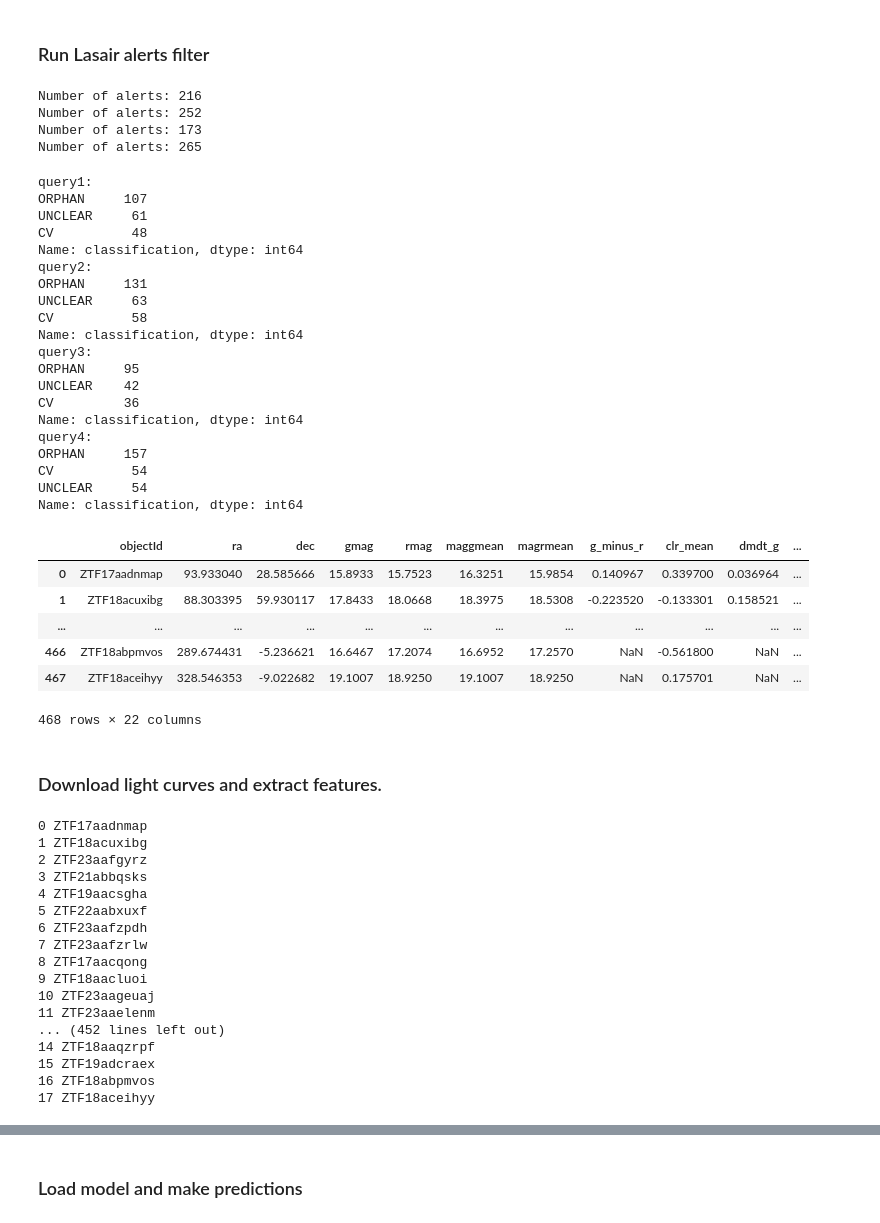
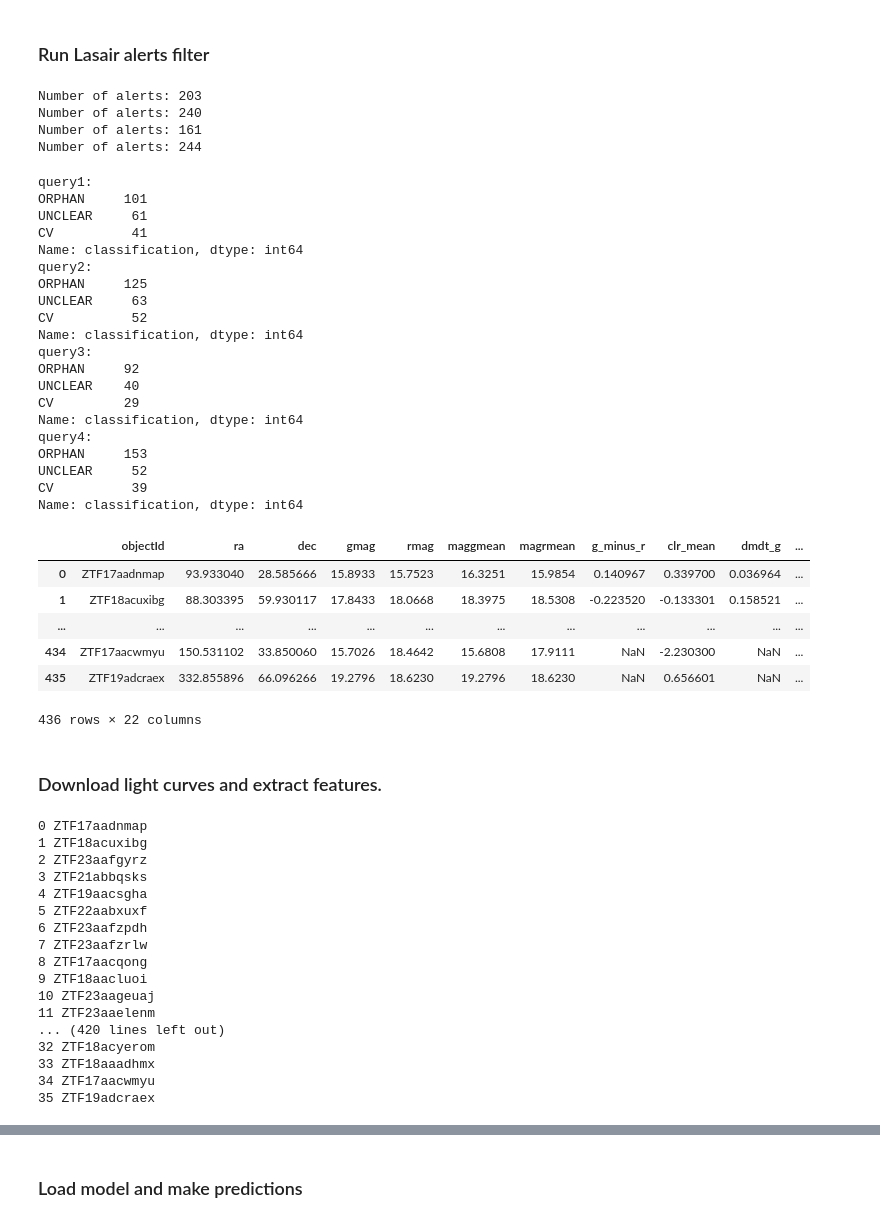
Before and after one commit to dharmesh1007/ZTF_code, a Jupyter notebook: source/8-lasair_filter.ipynb, the cells around one changed output, grey strips where cells are left out. Saved outputs shown, nothing was run; the diff lists cells and outputs as text; code cells hidden in the pictures.

```diff
--- a/source/8-lasair_filter.ipynb
+++ b/source/8-lasair_filter.ipynb
@@ -78,8 +78,8 @@ selected    = """
 # QUERIES.
 
 # query that omits supernovae, variable stars, asteroids, AGN, and bright stars
-day_last = 1
-day_first = 51 # must be greater than day_last
+day_last = 2
+day_first = 52 # must be greater than day_last
 rise_rate = 0
 mag_increase = 1.5
 colour = 0.7
@@ -145,6 +145,12 @@ option2 = pd.DataFrame(c2).rename(columns={'ramean':'ra','decmean':'dec'})
 option3 = pd.DataFrame(c3).rename(columns={'ramean':'ra','decmean':'dec'})
 option4 = pd.DataFrame(c4).rename(columns={'ramean':'ra','decmean':'dec'})
 
+# Save the results of the query to a csv file
+option1.to_csv(f'../results/alerts_query1.csv', index=False)
+option2.to_csv(f'../results/alerts_query2.csv', index=False)
+option3.to_csv(f'../results/alerts_query3.csv', index=False)
+option4.to_csv(f'../results/alerts_query4.csv', index=False)
+
 # IMPLEMENTED
 # Only positive alerts (brighter than reference magnitude)
 # Alerts close to a star in PS1 catalog (<3.0 arcsec)
@@ -183,56 +189,61 @@ option4 = pd.DataFrame(c4).rename(columns={'ramean':'ra','decmean':'dec'})
 
 #     """
 # %% [output]
-Number of alerts: 216
-Number of alerts: 252
-Number of alerts: 173
-Number of alerts: 265
+Number of alerts: 203
+Number of alerts: 240
+Number of alerts: 161
+Number of alerts: 244
 # %%
+option1 = pd.read_csv('../results/alerts_query1.csv')
+option2 = pd.read_csv('../results/alerts_query2.csv')
+option3 = pd.read_csv('../results/alerts_query3.csv')
+option4 = pd.read_csv('../results/alerts_query4.csv')
+
 # Select alerts from a query
 alerts_df = pd.concat([option1, option2, option3, option4], ignore_index=True, axis=0).reset_index(drop=True)
 # Drop duplicates
 alerts_df = alerts_df.drop_duplicates(subset=['objectId'], keep='first').reset_index(drop=True)
 
 # Select number of rows to display
 pd.options.display.max_rows=10
 # Select number of columns to display
 pd.options.display.max_columns=None
 
 # Display dataframe
 print(f"query1:\n{option1['classification'].value_counts()}")
 print(f"query2:\n{option2['classification'].value_counts()}")
 print(f"query3:\n{option3['classification'].value_counts()}")
 print(f"query4:\n{option4['classification'].value_counts()}")
 pd.options.display.max_rows=5
 alerts_df
 # %% [output]
 query1:
-ORPHAN     107
+ORPHAN     101
 UNCLEAR     61
-CV          48
+CV          41
 Name: classification, dtype: int64
 query2:
-ORPHAN     131
+ORPHAN     125
 UNCLEAR     63
-CV          58
+CV          52
 Name: classification, dtype: int64
 query3:
-ORPHAN     95
-UNCLEAR    42
-CV         36
+ORPHAN     92
+UNCLEAR    40
+CV         29
 Name: classification, dtype: int64
 query4:
-ORPHAN     157
-CV          54
-UNCLEAR     54
+ORPHAN     153
+UNCLEAR     52
+CV          39
 Name: classification, dtype: int64
 |  | objectId | ra | dec | gmag | rmag | maggmean | magrmean | g_minus_r | clr_mean | dmdt_g | ... |
 | 0 | ZTF17aadnmap | 93.933040 | 28.585666 | 15.8933 | 15.7523 | 16.3251 | 15.9854 | 0.140967 | 0.339700 | 0.036964 | ... |
 | 1 | ZTF18acuxibg | 88.303395 | 59.930117 | 17.8433 | 18.0668 | 18.3975 | 18.5308 | -0.223520 | -0.133301 | 0.158521 | ... |
 | ... | ... | ... | ... | ... | ... | ... | ... | ... | ... | ... | ... |
-| 466 | ZTF18abpmvos | 289.674431 | -5.236621 | 16.6467 | 17.2074 | 16.6952 | 17.2570 | NaN | -0.561800 | NaN | ... |
-| 467 | ZTF18aceihyy | 328.546353 | -9.022682 | 19.1007 | 18.9250 | 19.1007 | 18.9250 | NaN | 0.175701 | NaN | ... |
+| 434 | ZTF17aacwmyu | 150.531102 | 33.850060 | 15.7026 | 18.4642 | 15.6808 | 17.9111 | NaN | -2.230300 | NaN | ... |
+| 435 | ZTF19adcraex | 332.855896 | 66.096266 | 19.2796 | 18.6230 | 19.2796 | 18.6230 | NaN | 0.656601 | NaN | ... |
-468 rows × 22 columns
+436 rows × 22 columns
 # %% [markdown]
 ### Download light curves and extract features.
 # %%
@@ -279,11 +290,11 @@ download_lasair_lc(object_list=lst, folderpath=f'../lightcurves_alerts',
 9 ZTF18aacluoi
 10 ZTF23aageuaj
 11 ZTF23aaelenm
-... (452 lines left out)
-14 ZTF18aaqzrpf
-15 ZTF19adcraex
-16 ZTF18abpmvos
-17 ZTF18aceihyy
+... (420 lines left out)
+32 ZTF18acyerom
+33 ZTF18aaadhmx
+34 ZTF17aacwmyu
+35 ZTF19adcraex
 # %%
 # Obtain outlier thresholds
 with open(f'../processed_data/outlier_thresholds.pkl', 'rb') as f:
```
Also changed, not shown: parts of 3 cells of this notebook, 9 other files.
